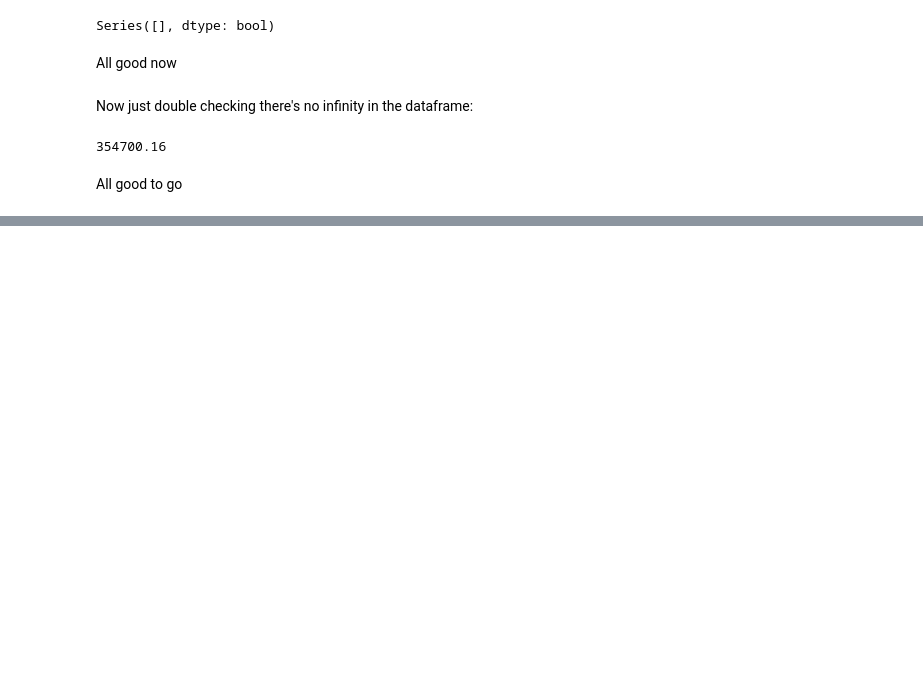
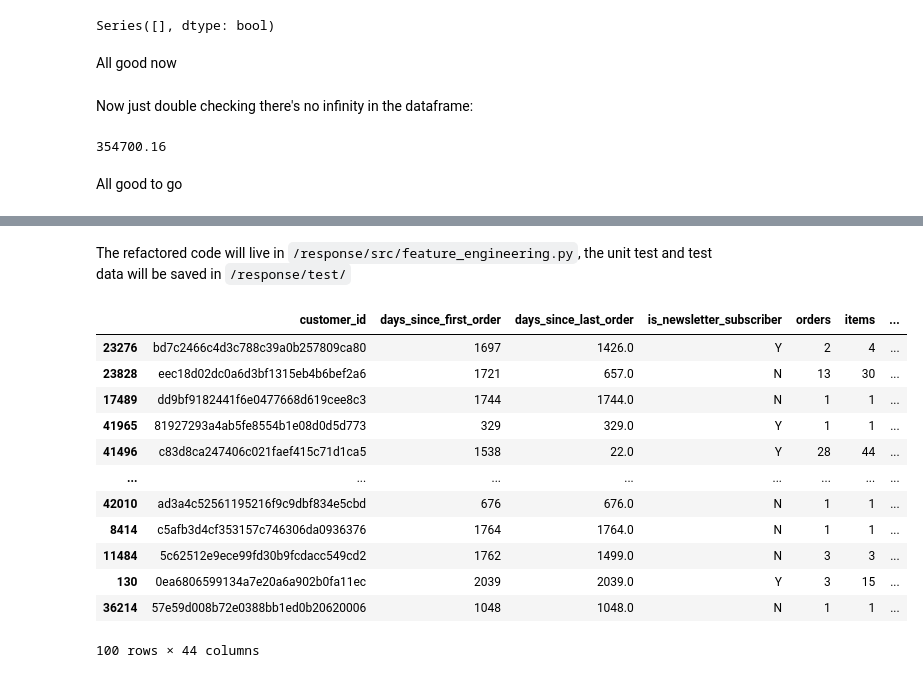
Before and after one commit to mu-wang-273/challenge-ilikedata, a Jupyter notebook: response/notebooks/stage3_build_feature_engineering.ipynb, the cells around one changed output, grey strips where cells are left out. Saved outputs shown, nothing was run; the diff lists cells and outputs as text; code cells hidden in the pictures; blank space fills up the shorter version.

Commit message:
Refactor feature engineering into .py file and add unit test

```diff
--- a/response/notebooks/stage3_build_feature_engineering.ipynb
+++ b/response/notebooks/stage3_build_feature_engineering.ipynb
@@ -296,0 +303,20 @@ features.to_parquet(output_file_path)
+# %% [markdown]
+The refactored code will live in `/response/src/feature_engineering.py`, the unit test and test data will be saved in `/response/test/`
+# %%
+test_input = input_data.sample(100, random_state=273)
+
+test_input
+# %% [output]
+|  | customer_id | days_since_first_order | days_since_last_order | is_newsletter_subscriber | orders | items | ... |
+| 23276 | bd7c2466c4d3c788c39a0b257809ca80 | 1697 | 1426.0 | Y | 2 | 4 | ... |
+| 23828 | eec18d02dc0a6d3bf1315eb4b6bef2a6 | 1721 | 657.0 | N | 13 | 30 | ... |
+| 17489 | dd9bf9182441f6e0477668d619cee8c3 | 1744 | 1744.0 | N | 1 | 1 | ... |
+| 41965 | 81927293a4ab5fe8554b1e08d0d5d773 | 329 | 329.0 | Y | 1 | 1 | ... |
+| 41496 | c83d8ca247406c021faef415c71d1ca5 | 1538 | 22.0 | Y | 28 | 44 | ... |
+| ... | ... | ... | ... | ... | ... | ... | ... |
+| 42010 | ad3a4c52561195216f9c9dbf834e5cbd | 676 | 676.0 | N | 1 | 1 | ... |
+| 8414 | c5afb3d4cf353157c746306da0936376 | 1764 | 1764.0 | N | 1 | 1 | ... |
+| 11484 | 5c62512e9ece99fd30b9fcdacc549cd2 | 1762 | 1499.0 | N | 3 | 3 | ... |
+| 130 | 0ea6806599134a7e20a6a902b0fa11ec | 2039 | 2039.0 | Y | 3 | 15 | ... |
+| 36214 | 57e59d008b72e0388bb1ed0b20620006 | 1048 | 1048.0 | N | 1 | 1 | ... |
+100 rows × 44 columns
```
Also changed, not shown: parts of 7 cells of this notebook, 4 other files.
